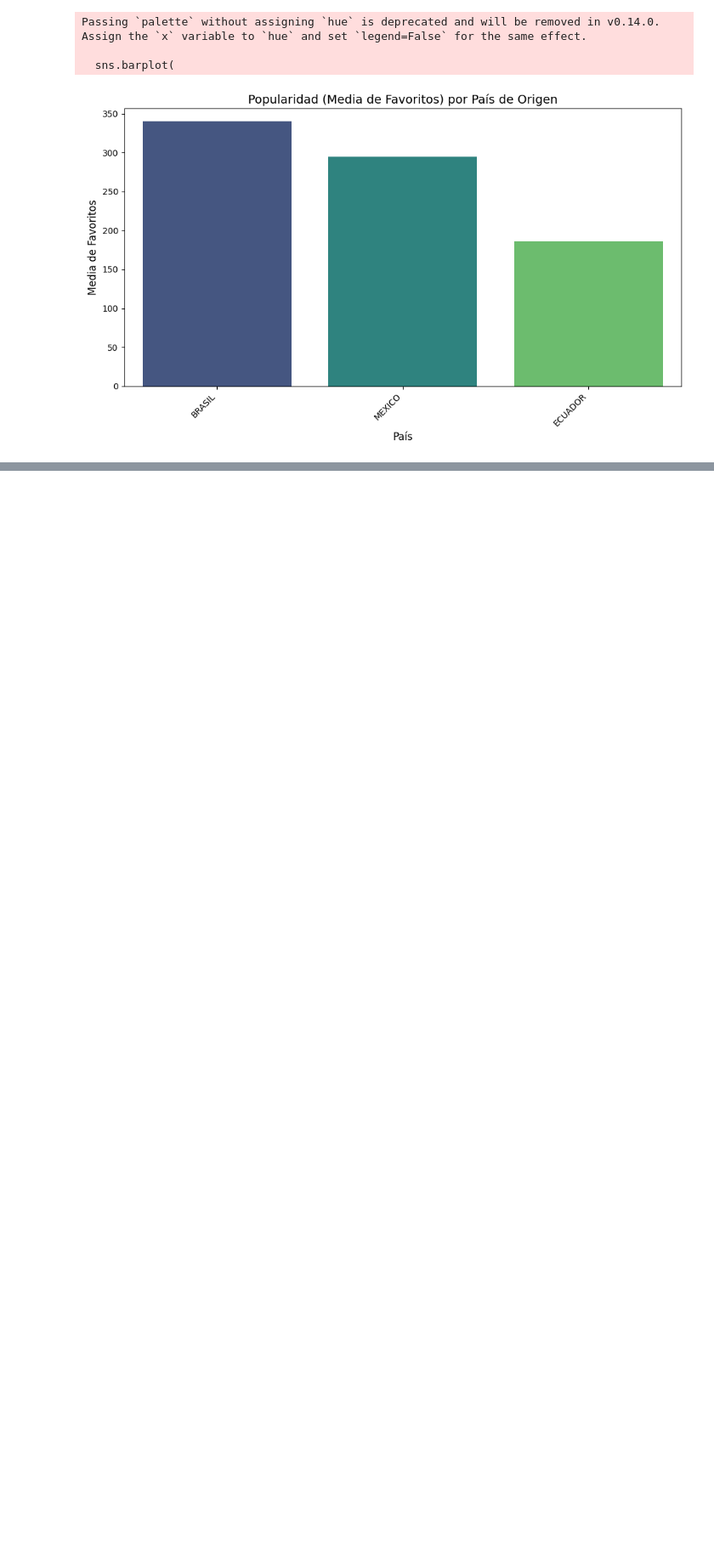
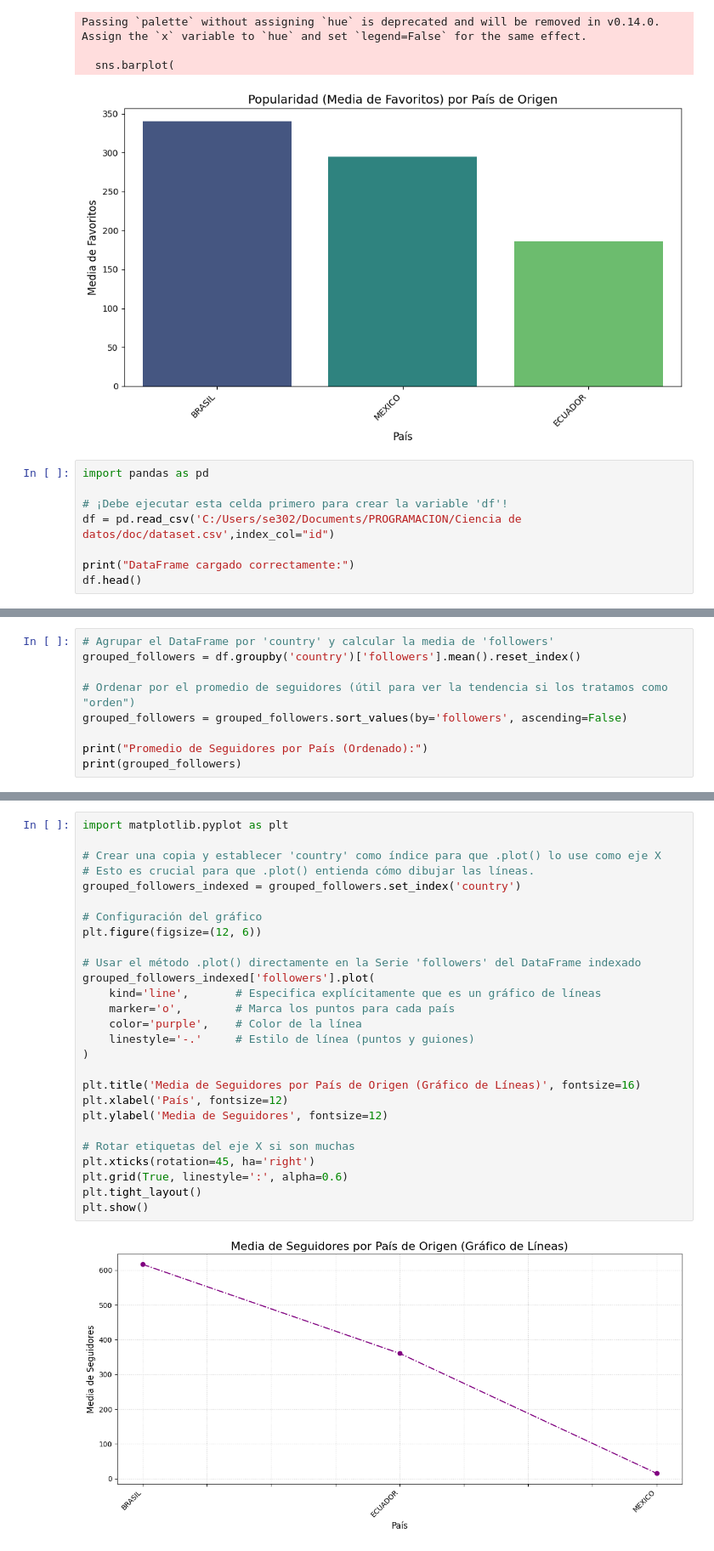
Before and after one commit to CaballeroUrrego/Ciencia-de-datos, a Jupyter notebook: dataset.ipynb, the cells around one changed output, grey strips where cells are left out. Shown at 85% size. Drawn from its saved outputs; the diff is of its cells as text; blank space fills up the shorter version.

```diff
--- a/dataset.ipynb
+++ b/dataset.ipynb
@@ -296,3 +296,11 @@ Passing `palette` without assigning `hue` is deprecated and will be removed in v
 
   sns.barplot(
 [figure]
+# %%
+import pandas as pd
+
+# ¡Debe ejecutar esta celda primero para crear la variable 'df'!
+df = pd.read_csv('C:/Users/se302/Documents/PROGRAMACION/Ciencia de datos/doc/dataset.csv',index_col="id")
+
+print("DataFrame cargado correctamente:")
+df.head()
@@ -298,0 +323,9 @@ Passing `palette` without assigning `hue` is deprecated and will be removed in v
+# %%
+# Agrupar el DataFrame por 'country' y calcular la media de 'followers'
+grouped_followers = df.groupby('country')['followers'].mean().reset_index()
+
+# Ordenar por el promedio de seguidores (útil para ver la tendencia si los tratamos como "orden")
+grouped_followers = grouped_followers.sort_values(by='followers', ascending=False)
+
+print("Promedio de Seguidores por País (Ordenado):")
+print(grouped_followers)
@@ -298,0 +338,29 @@ Passing `palette` without assigning `hue` is deprecated and will be removed in v
+# %%
+import matplotlib.pyplot as plt
+
+# Crear una copia y establecer 'country' como índice para que .plot() lo use como eje X
+# Esto es crucial para que .plot() entienda cómo dibujar las líneas.
+grouped_followers_indexed = grouped_followers.set_index('country')
+
+# Configuración del gráfico
+plt.figure(figsize=(12, 6))
+
+# Usar el método .plot() directamente en la Serie 'followers' del DataFrame indexado
+grouped_followers_indexed['followers'].plot(
+    kind='line',       # Especifica explícitamente que es un gráfico de líneas
+    marker='o',        # Marca los puntos para cada país
+    color='purple',    # Color de la línea
+    linestyle='-.'     # Estilo de línea (puntos y guiones)
+)
+
+plt.title('Media de Seguidores por País de Origen (Gráfico de Líneas)', fontsize=16)
+plt.xlabel('País', fontsize=12)
+plt.ylabel('Media de Seguidores', fontsize=12)
+
+# Rotar etiquetas del eje X si son muchas
+plt.xticks(rotation=45, ha='right')
+plt.grid(True, linestyle=':', alpha=0.6)
+plt.tight_layout()
+plt.show()
+# %% [output]
+[figure, added]
```
Also changed, not shown: parts of 3 cells of this notebook, 1 other file.
